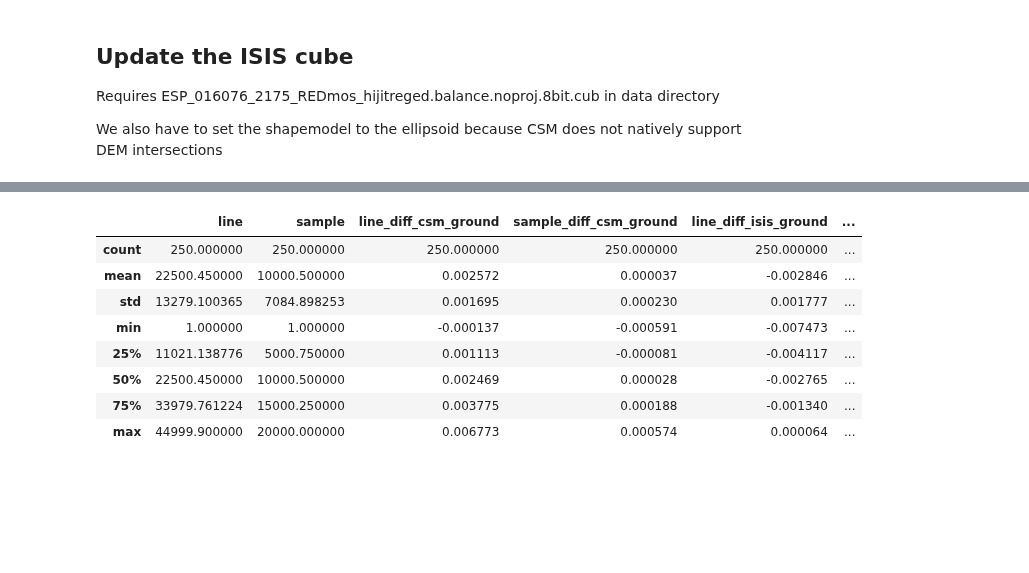
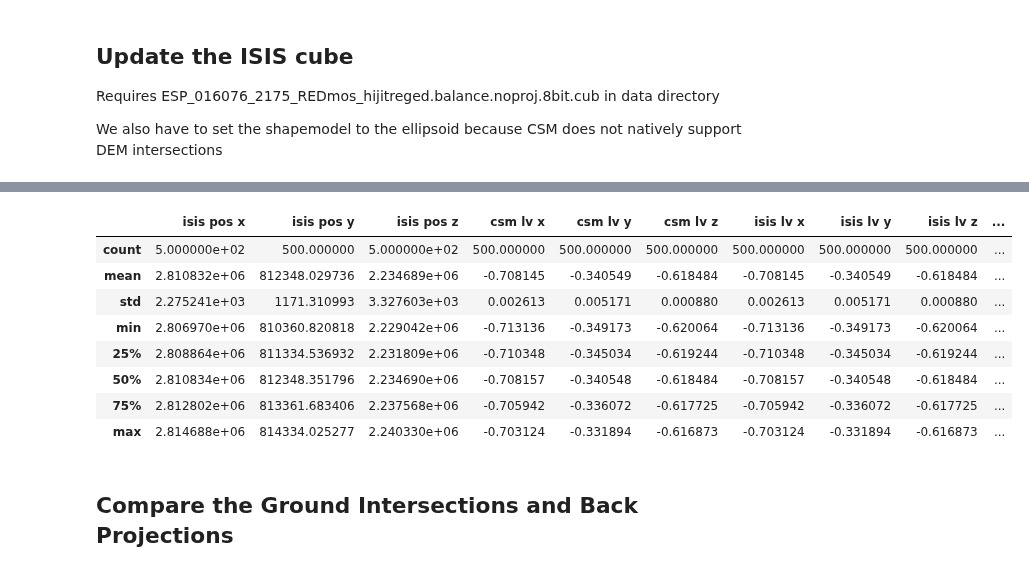
Before and after one commit to DOI-USGS/knoten, a Jupyter notebook: examples/mro_hirise_isis_cmp.ipynb, the cells around one changed output, grey strips where cells are left out. Drawn from its saved outputs; the diff is of its cells as text; code cells hidden in the pictures; blank space fills up the shorter version.

```diff
--- a/examples/mro_hirise_isis_cmp.ipynb
+++ b/examples/mro_hirise_isis_cmp.ipynb
@@ -122,0 +36,7 @@ for idx, row in pixels_df.iterrows():
+# %%
+with IdealLsIsisLabelIsisSpiceDriver(cub_loc) as driver:
+    usgscsmString = to_usgscsm(driver)
+    usgscsm_dict = json.loads(usgscsmString)
+
+    csm_isd = os.path.splitext(cub_loc)[0] + '.json'
+    json.dump(usgscsm_dict, open(csm_isd, 'w'))
@@ -122,0 +45,2 @@ for idx, row in pixels_df.iterrows():
+# %%
+csmisis_diff_lv_plot, csmisis_diff_ephem_plot, external_orientation_data = vis.external_orientation_diff(csm_isd, cub_loc, 10, 50, 600, 600)
@@ -123,12 +57,14 @@ for idx, row in pixels_df.iterrows():
 # %%
-pixels_df.describe()
+external_orientation_data.describe()
 # %% [output]
-|  | line | sample | line_diff_csm_ground | sample_diff_csm_ground | line_diff_isis_ground | ... |
-| count | 250.000000 | 250.000000 | 250.000000 | 250.000000 | 250.000000 | ... |
-| mean | 22500.450000 | 10000.500000 | 0.002572 | 0.000037 | -0.002846 | ... |
-| std | 13279.100365 | 7084.898253 | 0.001695 | 0.000230 | 0.001777 | ... |
-| min | 1.000000 | 1.000000 | -0.000137 | -0.000591 | -0.007473 | ... |
-| 25% | 11021.138776 | 5000.750000 | 0.001113 | -0.000081 | -0.004117 | ... |
-| 50% | 22500.450000 | 10000.500000 | 0.002469 | 0.000028 | -0.002765 | ... |
-| 75% | 33979.761224 | 15000.250000 | 0.003775 | 0.000188 | -0.001340 | ... |
-| max | 44999.900000 | 20000.000000 | 0.006773 | 0.000574 | 0.000064 | ... |
+|  | isis pos x | isis pos y | isis pos z | csm lv x | csm lv y | csm lv z | isis lv x | isis lv y | isis lv z | ... |
+| count | 5.000000e+02 | 500.000000 | 5.000000e+02 | 500.000000 | 500.000000 | 500.000000 | 500.000000 | 500.000000 | 500.000000 | ... |
+| mean | 2.810832e+06 | 812348.029736 | 2.234689e+06 | -0.708145 | -0.340549 | -0.618484 | -0.708145 | -0.340549 | -0.618484 | ... |
+| std | 2.275241e+03 | 1171.310993 | 3.327603e+03 | 0.002613 | 0.005171 | 0.000880 | 0.002613 | 0.005171 | 0.000880 | ... |
+| min | 2.806970e+06 | 810360.820818 | 2.229042e+06 | -0.713136 | -0.349173 | -0.620064 | -0.713136 | -0.349173 | -0.620064 | ... |
+| 25% | 2.808864e+06 | 811334.536932 | 2.231809e+06 | -0.710348 | -0.345034 | -0.619244 | -0.710348 | -0.345034 | -0.619244 | ... |
+| 50% | 2.810834e+06 | 812348.351796 | 2.234690e+06 | -0.708157 | -0.340548 | -0.618484 | -0.708157 | -0.340548 | -0.618484 | ... |
+| 75% | 2.812802e+06 | 813361.683406 | 2.237568e+06 | -0.705942 | -0.336072 | -0.617725 | -0.705942 | -0.336072 | -0.617725 | ... |
+| max | 2.814688e+06 | 814334.025277 | 2.240330e+06 | -0.703124 | -0.331894 | -0.616873 | -0.703124 | -0.331894 | -0.616873 | ... |
+# %% [markdown]
+## Compare the Ground Intersections and Back Projections
```
Also changed, not shown: parts of 23 cells of this notebook.
